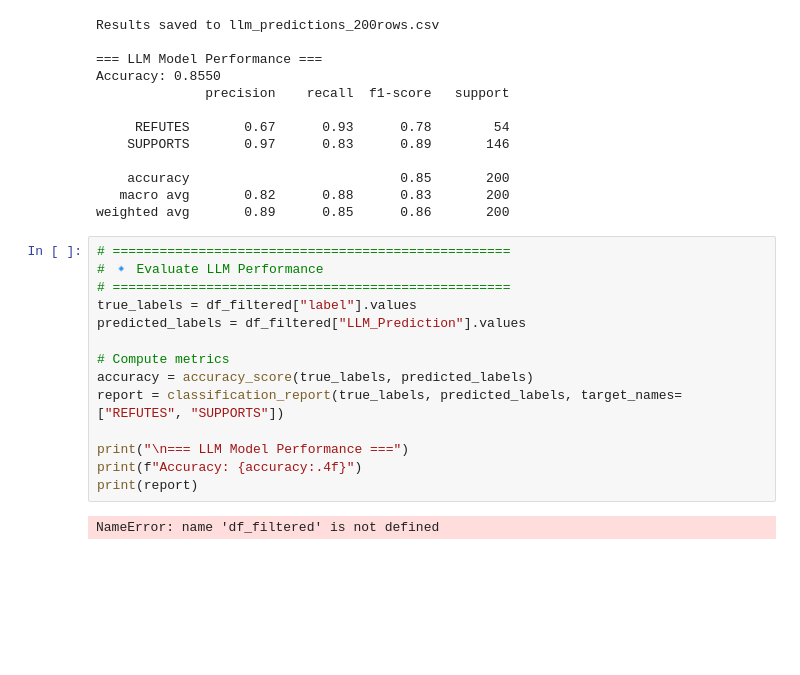
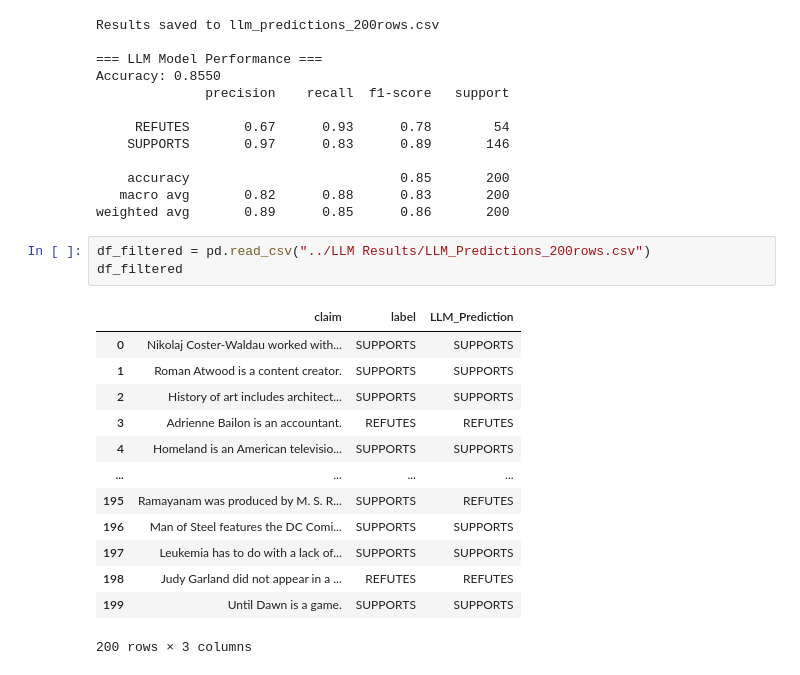
Before and after one commit to junyang99/IS424, a Jupyter notebook: Content-Based Classification (FEVER)/LLM.ipynb, the cells around one changed output. Saved outputs shown, nothing was run; the diff lists cells and outputs as text; blank space fills up the shorter version.

```diff
--- a/Content-Based Classification (FEVER)/LLM.ipynb
+++ b/Content-Based Classification (FEVER)/LLM.ipynb
@@ -79,19 +83,20 @@ Accuracy: 0.8550
     accuracy                           0.85       200
    macro avg       0.82      0.88      0.83       200
 weighted avg       0.89      0.85      0.86       200
-# %%
-# ===================================================
-# 🔹 Evaluate LLM Performance
-# ===================================================
-true_labels = df_filtered["label"].values
-predicted_labels = df_filtered["LLM_Prediction"].values
-
-# Compute metrics
-accuracy = accuracy_score(true_labels, predicted_labels)
-report = classification_report(true_labels, predicted_labels, target_names=["REFUTES", "SUPPORTS"])
-
-print("\n=== LLM Model Performance ===")
-print(f"Accuracy: {accuracy:.4f}")
-print(report)
-# %% [output]
-NameError: name 'df_filtered' is not defined
+# %%
+df_filtered = pd.read_csv("../LLM Results/LLM_Predictions_200rows.csv")
+df_filtered
+# %% [output]
+|  | claim | label | LLM_Prediction |
+| 0 | Nikolaj Coster-Waldau worked with... | SUPPORTS | SUPPORTS |
+| 1 | Roman Atwood is a content creator. | SUPPORTS | SUPPORTS |
+| 2 | History of art includes architect... | SUPPORTS | SUPPORTS |
+| 3 | Adrienne Bailon is an accountant. | REFUTES | REFUTES |
+| 4 | Homeland is an American televisio... | SUPPORTS | SUPPORTS |
+| ... | ... | ... | ... |
+| 195 | Ramayanam was produced by M. S. R... | SUPPORTS | REFUTES |
+| 196 | Man of Steel features the DC Comi... | SUPPORTS | SUPPORTS |
+| 197 | Leukemia has to do with a lack of... | SUPPORTS | SUPPORTS |
+| 198 | Judy Garland did not appear in a ... | REFUTES | REFUTES |
+| 199 | Until Dawn is a game. | SUPPORTS | SUPPORTS |
+200 rows × 3 columns
```
Also changed, not shown: parts of 3 cells of this notebook.
